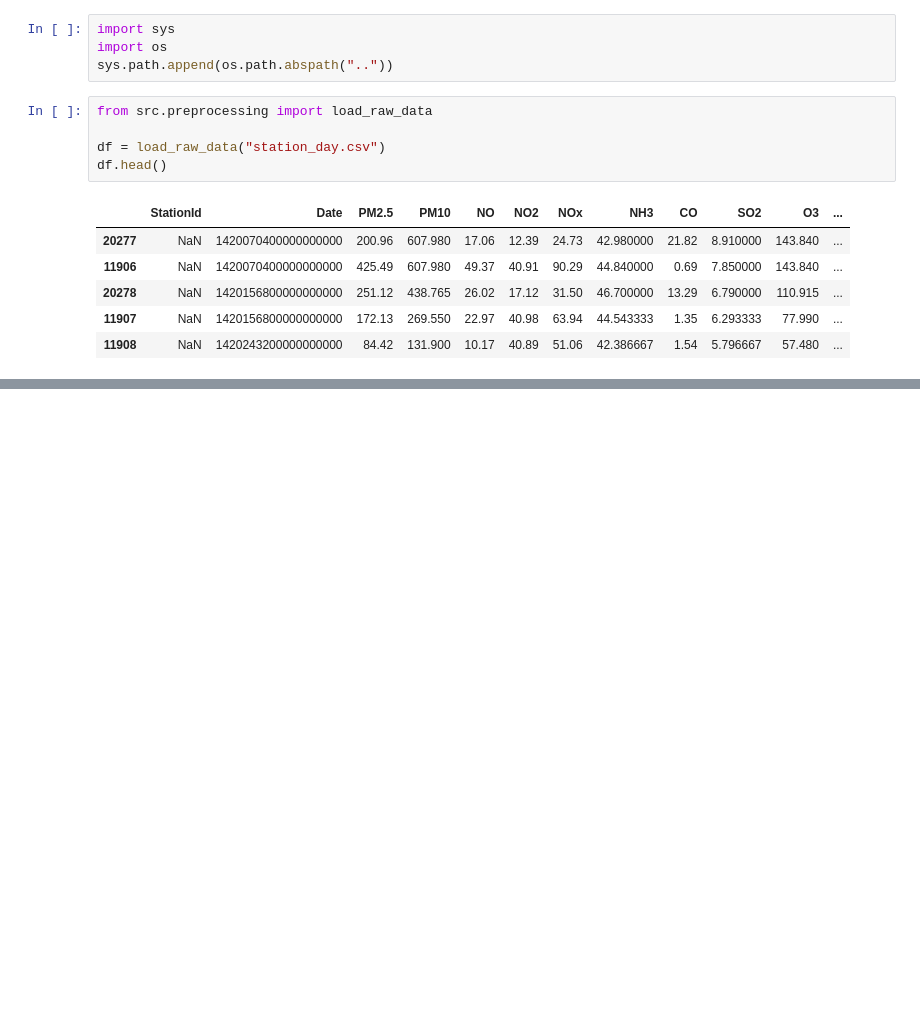
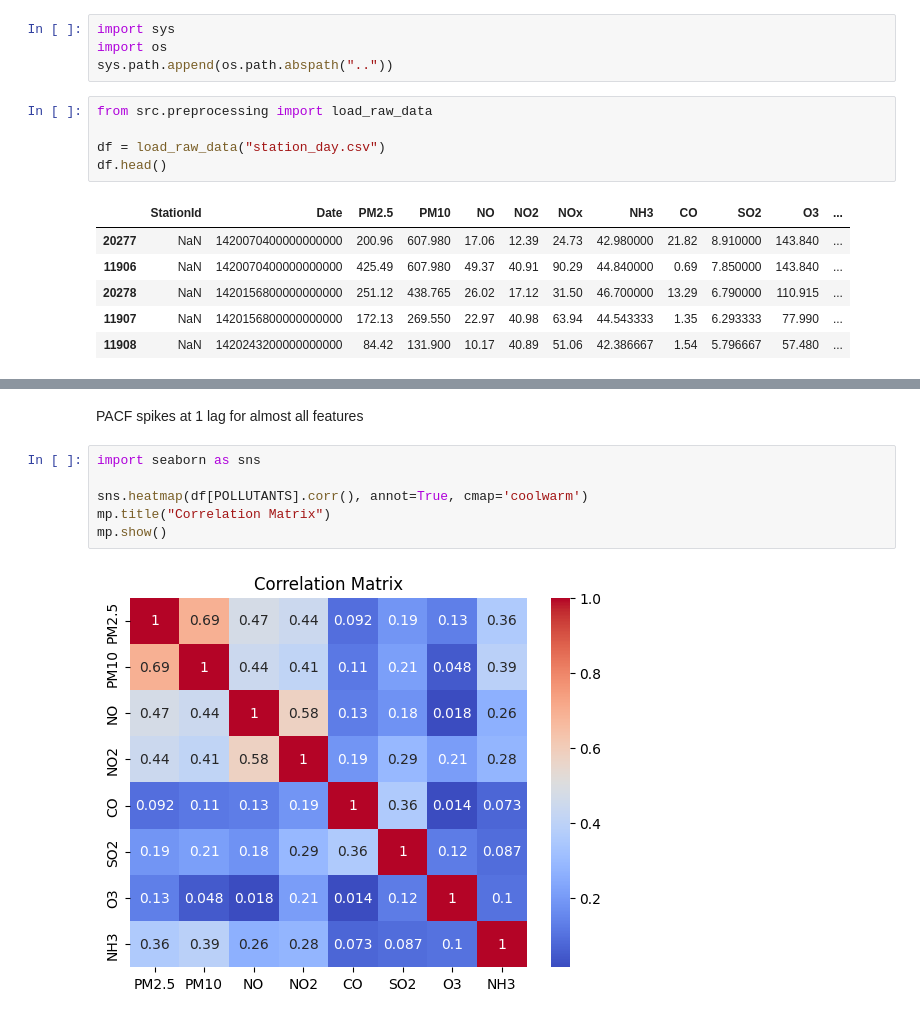
Before and after one commit to M-Sparsh-Mehra/urban-air-quality-index-predictor, a Jupyter notebook: notebooks/EDA_pollutants.ipynb, the cells around one changed output, grey strips where cells are left out. Saved outputs shown, nothing was run; the diff lists cells and outputs as text; blank space fills up the shorter version.

```diff
--- a/notebooks/EDA_pollutants.ipynb
+++ b/notebooks/EDA_pollutants.ipynb
@@ -16,0 +115,10 @@ df.head()
+# %% [markdown]
+PACF spikes at 1 lag for almost all features
+# %%
+import seaborn as sns
+
+sns.heatmap(df[POLLUTANTS].corr(), annot=True, cmap='coolwarm')
+mp.title("Correlation Matrix")
+mp.show()
+# %% [output]
+[figure, added]
```
Also changed, not shown: parts of 7 cells of this notebook.
